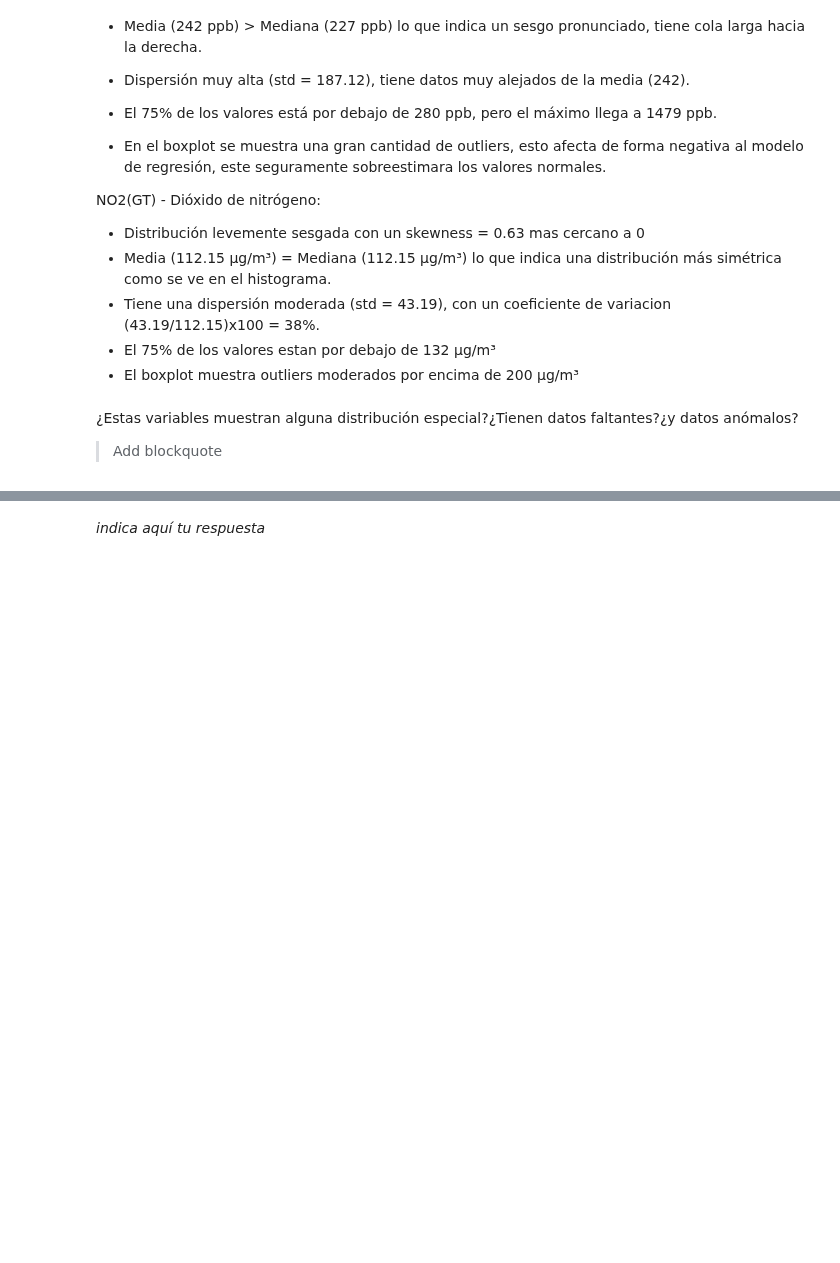
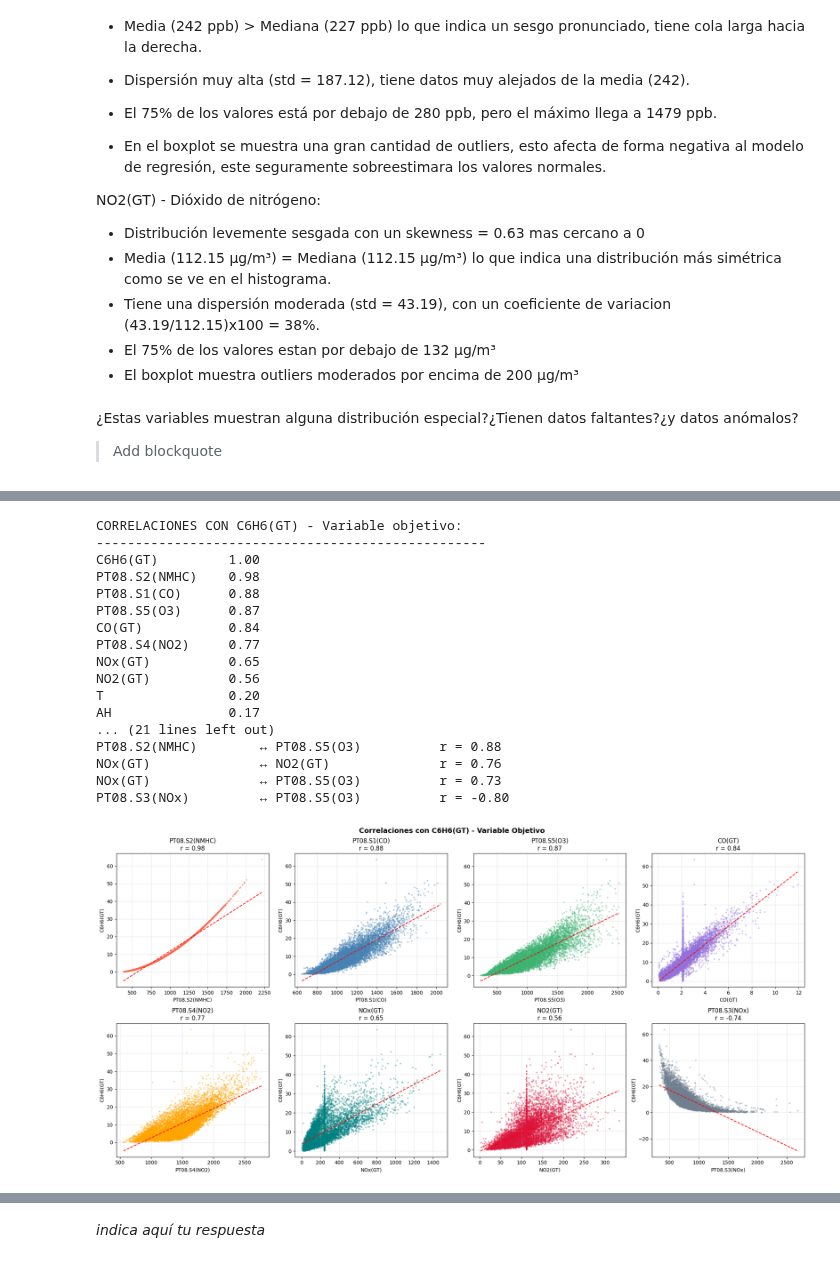
Before and after one commit to criszhirzhan/maestria_PLN_resources, a Jupyter notebook: AprendizajeAutomatico/Laboratorio_Actividad_1.ipynb, the cells around one changed output, grey strips where cells are left out. Saved outputs shown, nothing was run; the diff lists cells and outputs as text; code cells hidden in the pictures; blank space fills up the shorter version.

```diff
--- a/AprendizajeAutomatico/Laboratorio_Actividad_1.ipynb
+++ b/AprendizajeAutomatico/Laboratorio_Actividad_1.ipynb
@@ -547,3 +632,73 @@ _indica aquí tu respuesta_
 # %%
 ## ¿cómo son las correlaciones entre las variables del dataset?
+# %%
+# Correlaciones ordenadas por valor absoluto
+print("CORRELACIONES CON C6H6(GT) - Variable objetivo:")
+print("-"*50)
+correlaciones = df_numeric.corr()['C6H6(GT)'].sort_values(ascending=False)
+print(correlaciones.round(2))
+
+print("\nVARIABLES ALTAMENTE CORRELACIONADAS (|r| > 0.70):")
+print("-"*50)
+for i in range(len(df_numeric.corr().columns)):
+    for j in range(i+1, len(df_numeric.corr().columns)):
+        r = df_numeric.corr().iloc[i, j]
+        if abs(r) > 0.70:
+            var1 = df_numeric.corr().columns[i]
+            var2 = df_numeric.corr().columns[j]
+            print(f"{var1:20} ↔ {var2:20} r = {r:.2f}")
+
+
+fig, axes = plt.subplots(2, 4, figsize=(20, 10))
+fig.suptitle('Correlaciones con C6H6(GT) - Variable Objetivo',
+             fontsize=14, fontweight='bold')
+
+# Top 8 variables más correlacionadas con C6H6(GT)
+top_vars = ['PT08.S2(NMHC)', 'PT08.S1(CO)', 'PT08.S5(O3)',
+            'CO(GT)', 'PT08.S4(NO2)', 'NOx(GT)', 'NO2(GT)', 'PT08.S3(NOx)']
+colores  = ['tomato', 'steelblue', 'mediumseagreen', 'mediumpurple',
+            'orange', 'teal', 'crimson', 'slategray']
+
+for i, (var, color) in enumerate(zip(top_vars, colores)):
+    fila = i // 4
+    col  = i  % 4
+
+    axes[fila, col].scatter(df[var], df['C6H6(GT)'],
+                            alpha=0.3, color=color, s=5)
+
+    # Línea de tendencia
+    z = np.polyfit(df[var].dropna(),
+                   df['C6H6(GT)'].dropna(), 1)
+    p = np.poly1d(z)
+    axes[fila, col].plot(sorted(df[var].dropna()),
+                         p(sorted(df[var].dropna())),
+                         "r--", linewidth=1.5)
+
+    r = df_numeric.corr()['C6H6(GT)'][var]
+    axes[fila, col].set_title(f'{var}\nr = {r:.2f}')
+    axes[fila, col].set_xlabel(var)
+    axes[fila, col].set_ylabel('C6H6(GT)')
+    axes[fila, col].grid(alpha=0.3)
+
+plt.tight_layout()
+plt.show()
+# %% [output]
+CORRELACIONES CON C6H6(GT) - Variable objetivo:
+--------------------------------------------------
+C6H6(GT)         1.00
+PT08.S2(NMHC)    0.98
+PT08.S1(CO)      0.88
+PT08.S5(O3)      0.87
+CO(GT)           0.84
+PT08.S4(NO2)     0.77
+NOx(GT)          0.65
+NO2(GT)          0.56
+T                0.20
+AH               0.17
+... (21 lines left out)
+PT08.S2(NMHC)        ↔ PT08.S5(O3)          r = 0.88
+NOx(GT)              ↔ NO2(GT)              r = 0.76
+NOx(GT)              ↔ PT08.S5(O3)          r = 0.73
+PT08.S3(NOx)         ↔ PT08.S5(O3)          r = -0.80
+[figure, added]
 # %% [markdown]
```
Also changed, not shown: parts of 3 cells of this notebook.
